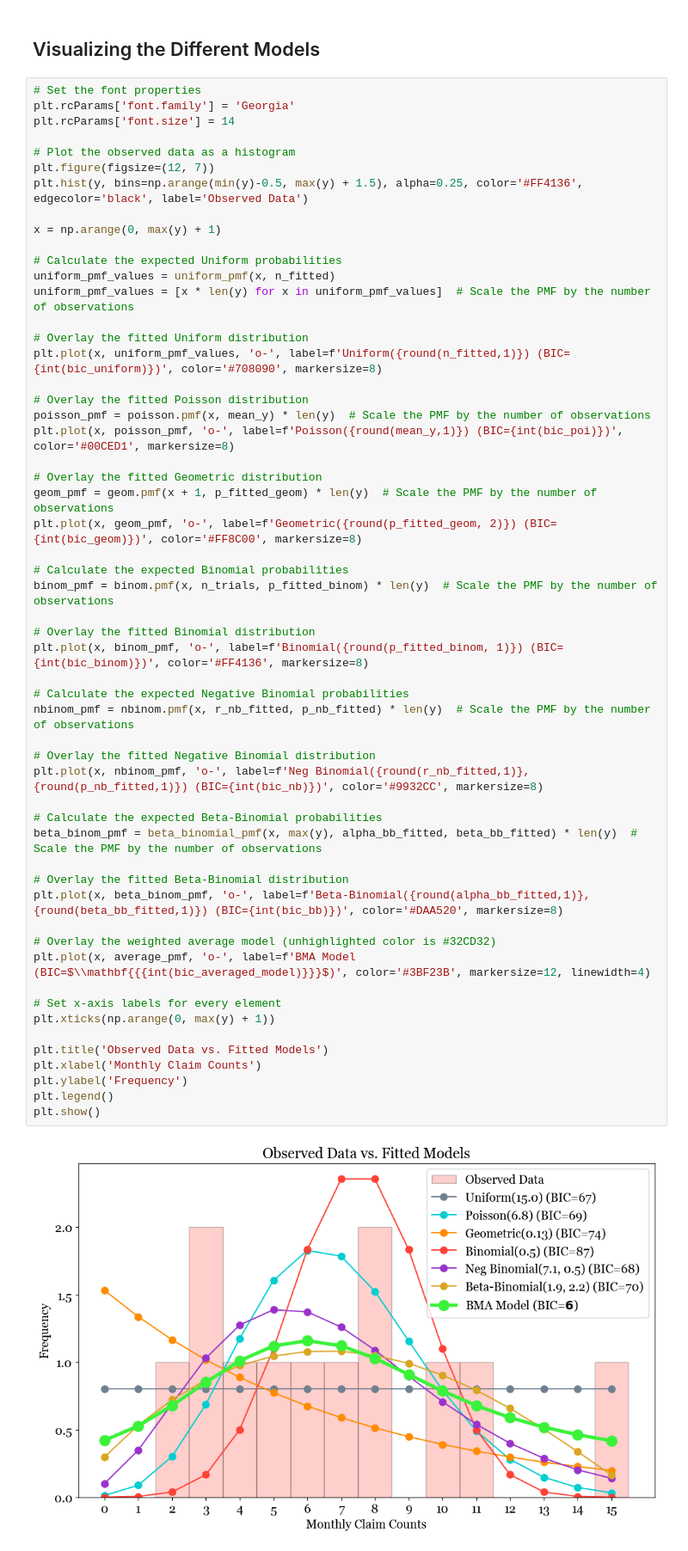
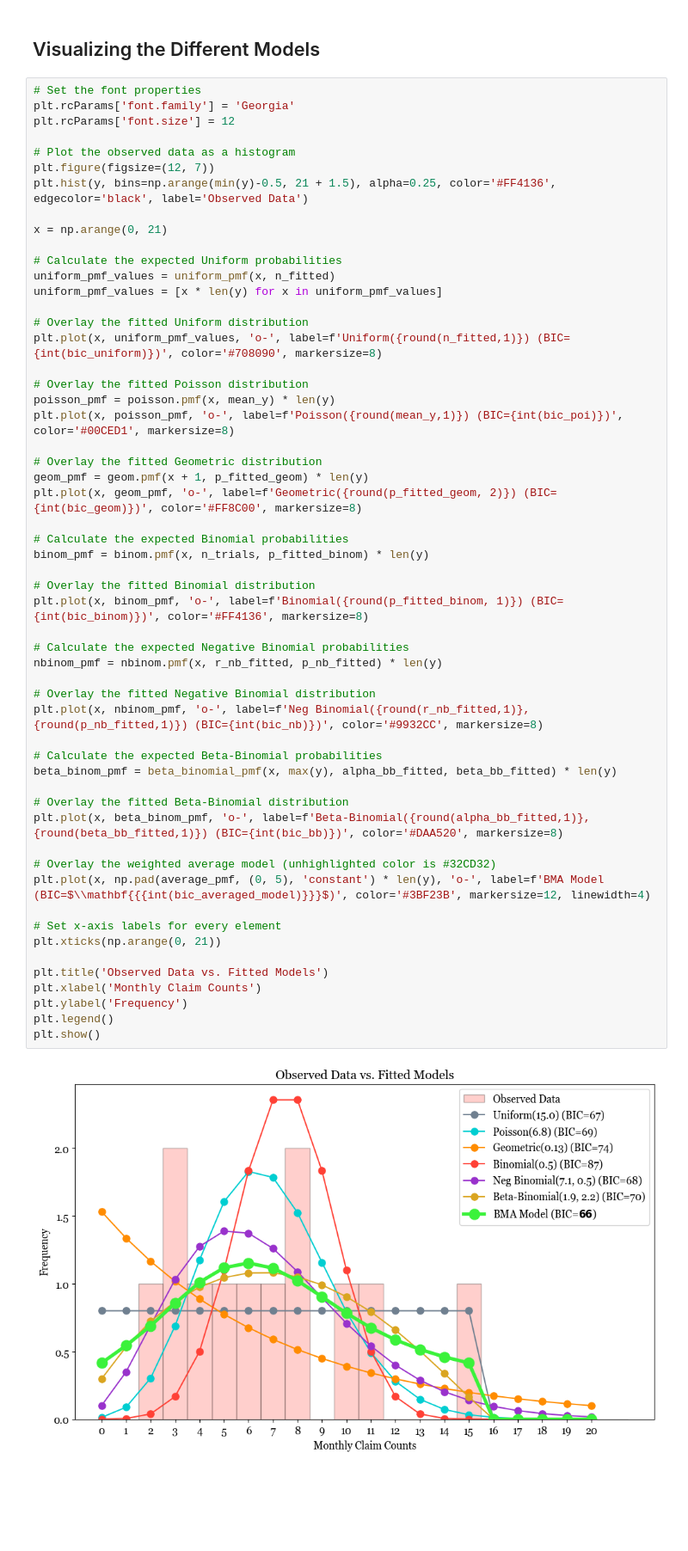
Before and after one commit to AlexFiliakov/bayesian-case-study, a Jupyter notebook: bayesian_case_study.ipynb, the cells around one changed output. Shown at 86% size. Saved outputs shown, nothing was run; the diff lists cells and outputs as text; blank space fills up the shorter version.

```diff
--- a/bayesian_case_study.ipynb
+++ b/bayesian_case_study.ipynb
@@ -376,57 +390,57 @@ BIC of the averaged model: 6
 # %%
 # Set the font properties
 plt.rcParams['font.family'] = 'Georgia'
-plt.rcParams['font.size'] = 14
+plt.rcParams['font.size'] = 12
 
 # Plot the observed data as a histogram
 plt.figure(figsize=(12, 7))
-plt.hist(y, bins=np.arange(min(y)-0.5, max(y) + 1.5), alpha=0.25, color='#FF4136', edgecolor='black', label='Observed Data')
+plt.hist(y, bins=np.arange(min(y)-0.5, 21 + 1.5), alpha=0.25, color='#FF4136', edgecolor='black', label='Observed Data')
 
-x = np.arange(0, max(y) + 1)
+x = np.arange(0, 21)
 
 # Calculate the expected Uniform probabilities
 uniform_pmf_values = uniform_pmf(x, n_fitted)
-uniform_pmf_values = [x * len(y) for x in uniform_pmf_values]  # Scale the PMF by the number of observations
+uniform_pmf_values = [x * len(y) for x in uniform_pmf_values]
 
 # Overlay the fitted Uniform distribution
 plt.plot(x, uniform_pmf_values, 'o-', label=f'Uniform({round(n_fitted,1)}) (BIC={int(bic_uniform)})', color='#708090', markersize=8)
 
 # Overlay the fitted Poisson distribution
-poisson_pmf = poisson.pmf(x, mean_y) * len(y)  # Scale the PMF by the number of observations
+poisson_pmf = poisson.pmf(x, mean_y) * len(y)
 plt.plot(x, poisson_pmf, 'o-', label=f'Poisson({round(mean_y,1)}) (BIC={int(bic_poi)})', color='#00CED1', markersize=8)
 
 # Overlay the fitted Geometric distribution
-geom_pmf = geom.pmf(x + 1, p_fitted_geom) * len(y)  # Scale the PMF by the number of observations
+geom_pmf = geom.pmf(x + 1, p_fitted_geom) * len(y)
 plt.plot(x, geom_pmf, 'o-', label=f'Geometric({round(p_fitted_geom, 2)}) (BIC={int(bic_geom)})', color='#FF8C00', markersize=8)
 
 # Calculate the expected Binomial probabilities
-binom_pmf = binom.pmf(x, n_trials, p_fitted_binom) * len(y)  # Scale the PMF by the number of observations
+binom_pmf = binom.pmf(x, n_trials, p_fitted_binom) * len(y)
 
 # Overlay the fitted Binomial distribution
 plt.plot(x, binom_pmf, 'o-', label=f'Binomial({round(p_fitted_binom, 1)}) (BIC={int(bic_binom)})', color='#FF4136', markersize=8)
 
 # Calculate the expected Negative Binomial probabilities
-nbinom_pmf = nbinom.pmf(x, r_nb_fitted, p_nb_fitted) * len(y)  # Scale the PMF by the number of observations
+nbinom_pmf = nbinom.pmf(x, r_nb_fitted, p_nb_fitted) * len(y)
 
 # Overlay the fitted Negative Binomial distribution
 plt.plot(x, nbinom_pmf, 'o-', label=f'Neg Binomial({round(r_nb_fitted,1)}, {round(p_nb_fitted,1)}) (BIC={int(bic_nb)})', color='#9932CC', markersize=8)
 
 # Calculate the expected Beta-Binomial probabilities
-beta_binom_pmf = beta_binomial_pmf(x, max(y), alpha_bb_fitted, beta_bb_fitted) * len(y)  # Scale the PMF by the number of observations
+beta_binom_pmf = beta_binomial_pmf(x, max(y), alpha_bb_fitted, beta_bb_fitted) * len(y)
 
 # Overlay the fitted Beta-Binomial distribution
 plt.plot(x, beta_binom_pmf, 'o-', label=f'Beta-Binomial({round(alpha_bb_fitted,1)}, {round(beta_bb_fitted,1)}) (BIC={int(bic_bb)})', color='#DAA520', markersize=8)
 
 # Overlay the weighted average model (unhighlighted color is #32CD32)
-plt.plot(x, average_pmf, 'o-', label=f'BMA Model (BIC=$\\mathbf{{{int(bic_averaged_model)}}}$)', color='#3BF23B', markersize=12, linewidth=4)
+plt.plot(x, np.pad(average_pmf, (0, 5), 'constant') * len(y), 'o-', label=f'BMA Model (BIC=$\\mathbf{{{int(bic_averaged_model)}}}$)', color='#3BF23B', markersize=12, linewidth=4)
 
 # Set x-axis labels for every element
-plt.xticks(np.arange(0, max(y) + 1))
+plt.xticks(np.arange(0, 21))
 
 plt.title('Observed Data vs. Fitted Models')
 plt.xlabel('Monthly Claim Counts')
 plt.ylabel('Frequency')
 plt.legend()
 plt.show()
 # %% [output]
-[figure, old version]
+[figure, new version]
```
Also changed, not shown: parts of 5 cells of this notebook, 2 other files.
